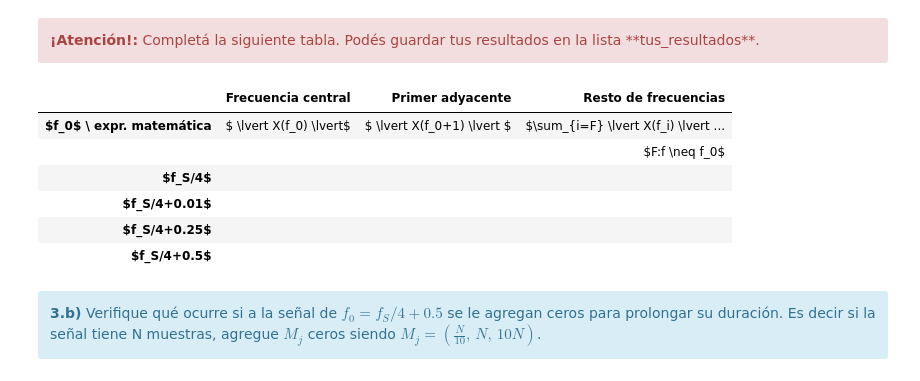
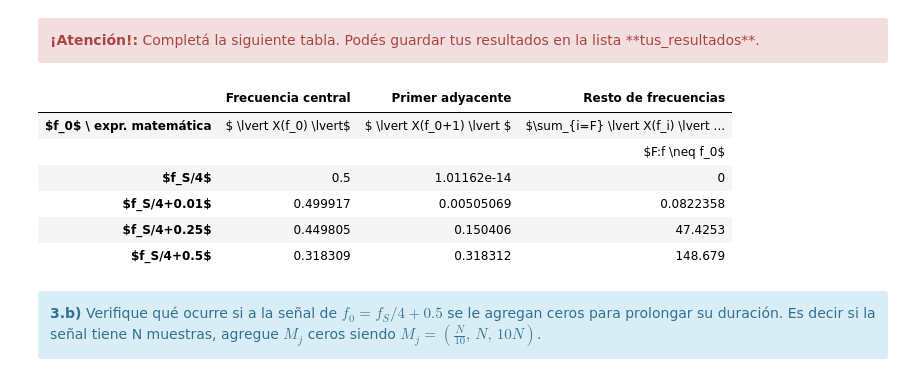
Before and after one commit to lourdeslujan/tps_pds, a Jupyter notebook: TP1 - Muestreo de señales - Forurier.ipynb, the cells around one changed output. Drawn from its saved outputs; the diff is of its cells as text; code cells hidden in the pictures.

```diff
--- a/TP1 - Muestreo de señales - Forurier.ipynb
+++ b/TP1 - Muestreo de señales - Forurier.ipynb
@@ -58,7 +58,7 @@ def generador_senoidal (fs, f0, N, a0=1, p0=0):
 
     # comienzo de la función
 
-    signal = np.sin (2*np.pi*f0*tt+p0)
+    signal = a0 * np.sin (2*np.pi*f0*tt+p0)
 
 
     # fin de la función
@@ -163,5 +191,18 @@ a0 = 1     # Volts
 p0 = 0     # radianes
 f0 = fs+10 # Hz
 
+tt,signal = generador_senoidal (fs, f0, N, a0, p0)
+
+plt.figure(1)
+plt.minorticks_on()
+plt.grid(True,'minor',alpha=0.5)
+plt.grid(True)
+plt.plot(tt,signal,label="Senoidal de frecuencia Fs/2+10")
+plt.xlabel('t')
+plt.ylabel('signal')
+plt.title("Signal(t)")
+plt.legend()
+
+
 # Insertar aquí el código para generar y visualizar la señal
 ##############################################################
@@ -255,31 +299,57 @@ HTML(df.to_html())
 # %%
 #######################################
 # Tu simulación que genere resultados #
 #######################################
 
+fs = 1000
+N  = 1000
+a0 = 1
+p0 = 0
+df = fs/N # resolución espectral
+f0 = (N/4*df)
+dt = 1/fs
+
+def AnalizadorLeakage(desintonia):
+
+    tt,y = generador_senoidal (fs, f0+desintonia, N, a0, p0)
+
+
+    #FFT
+    fft=np.fft.fft (y)
+    fftMod = np.abs(fft)
+
+    PotTotal = 0
+
+    for n in range(0, int(fs/2)):
+        PotTotal += fftMod[n]**2
+
+    PotSinFo = (PotTotal - fftMod[int(f0)]**2)/N # Resto |X(f0)|^2 y normalizo por la cantidad de muestras
+
+    return [fftMod[int(f0)]/N , fftMod[int(f0)+1]/N , PotSinFo]
+
 tus_resultados = [ ['$ \lvert X(f_0) \lvert$', '$ \lvert X(f_0+1) \lvert $', '$\sum_{i=F} \lvert X(f_i) \lvert ^2 $'],
                    ['',                        '',                           '$F:f \neq f_0$'],
-                  ['', '', ''], # <-- acá debería haber numeritos :)
-                  ['', '', ''], # <-- acá debería haber numeritos :)
-                  ['', '', ''], # <-- acá debería haber numeritos :)
-                  ['', '', '']  # <-- acá debería haber numeritos :)
+                  AnalizadorLeakage(0), # <-- acá debería haber numeritos :)
+                  AnalizadorLeakage(0.01), # <-- acá debería haber numeritos :)
+                  AnalizadorLeakage(0.25), # <-- acá debería haber numeritos :)
+                  AnalizadorLeakage(0.5)  # <-- acá debería haber numeritos :)
                  ]
 df = DataFrame(tus_resultados, columns=['Frecuencia central', 'Primer adyacente', 'Resto de frecuencias'],
                index=['$f_0$ \ expr. matemática',
                       '',
                       '$f_S/4$',
                       '$f_S/4+0.01$',
                       '$f_S/4+0.25$',
                       '$f_S/4+0.5$'])
 HTML(df.to_html())
 # %% [output]
 |  | Frecuencia central | Primer adyacente | Resto de frecuencias |
 | $f_0$ \ expr. matemática | $ \lvert X(f_0) \lvert$ | $ \lvert X(f_0+1) \lvert $ | $\sum_{i=F} \lvert X(f_i) \lvert ... |
 |  |  |  | $F:f \neq f_0$ |
-| $f_S/4$ |  |  |  |
-| $f_S/4+0.01$ |  |  |  |
-| $f_S/4+0.25$ |  |  |  |
-| $f_S/4+0.5$ |  |  |  |
+| $f_S/4$ | 0.5 | 1.01162e-14 | 0 |
+| $f_S/4+0.01$ | 0.499917 | 0.00505069 | 0.0822358 |
+| $f_S/4+0.25$ | 0.449805 | 0.150406 | 47.4253 |
+| $f_S/4+0.5$ | 0.318309 | 0.318312 | 148.679 |
 # %% [markdown]
 <div class="alert alert-block alert-info">
 <b>3.b)</b> Verifique qué ocurre si a la señal de $f_0 = f_S/4 + 0.5$ se le agregan ceros para prolongar su duración. Es decir si la señal tiene N muestras, agregue $M_j$ ceros siendo $M_j = ( \frac{N}{10},\, N,\, 10N)$.
```
Also changed, not shown: parts of 68 cells of this notebook, 1 other file.
